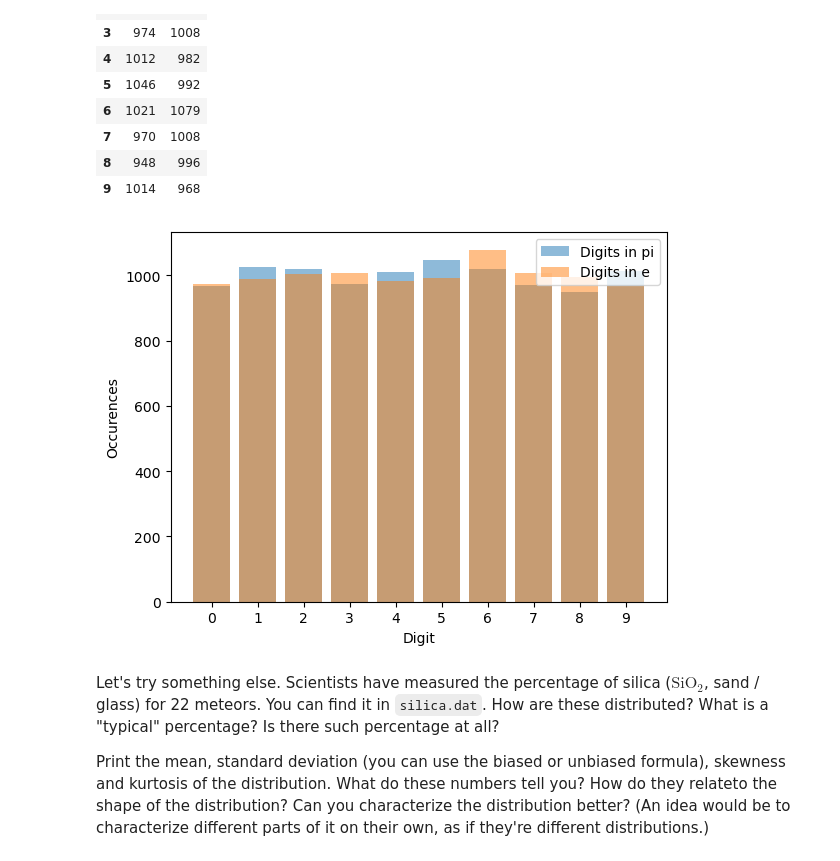
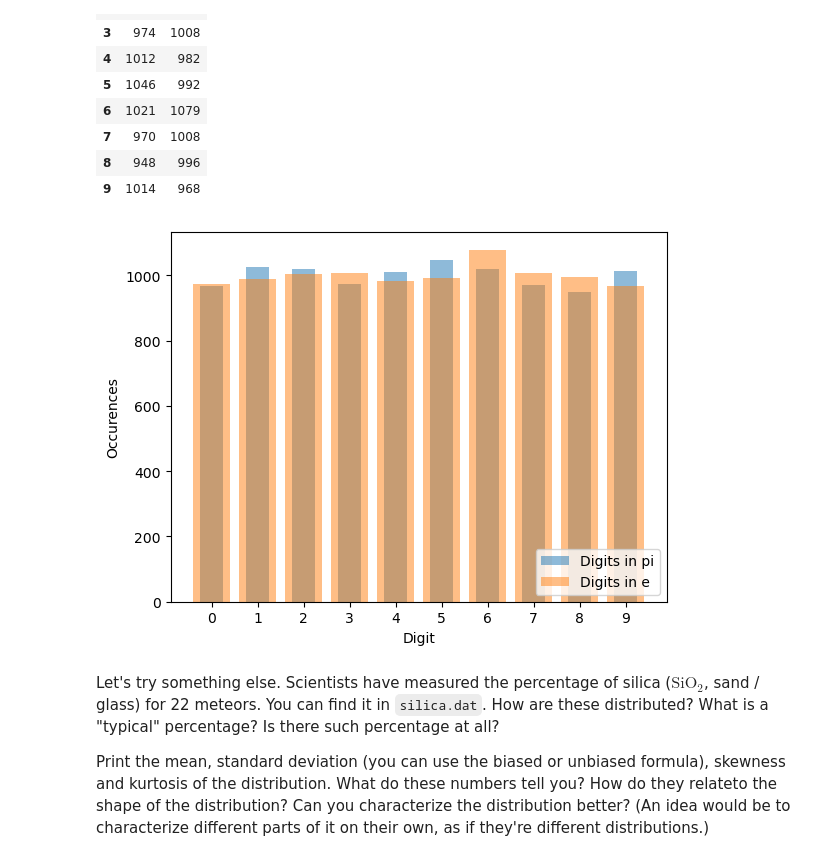
Before and after one commit to Kiril-Lazarov/Artificial-Intelligence, a Jupyter notebook: Math concepts/Statistics Exercise.ipynb, the cells around one changed output. Cells and saved outputs as stored; diff of their text form; code cells hidden in the pictures.

```diff
--- a/Math concepts/Statistics Exercise.ipynb
+++ b/Math concepts/Statistics Exercise.ipynb
@@ -56,16 +56,16 @@ digits
 | 8 | 948 | 996 |
 | 9 | 1014 | 968 |
 # %%
-plt.bar(range(10), digits["pi"], alpha = 0.5, label= "Digits in pi")
+plt.bar(range(10), digits["pi"], alpha = 0.5, label= "Digits in pi", width = 0.5)
 plt.bar(range(10), digits["e"], alpha = 0.5, label = "Digits in e")
 
 plt.xlabel("Digit")
 plt.ylabel("Occurences")
 plt.xticks(range(10))
-plt.legend()
+plt.legend(loc = 'lower right')
 plt.show()
 # %% [output]
-[figure, old version]
+[figure, new version]
 # %% [markdown]
 Let's try something else. Scientists have measured the percentage of silica ($\text{SiO}_2$, sand / glass) for 22 meteors. You can find it in `silica.dat`. How are these distributed? What is a "typical" percentage? Is there such percentage at all?
 
```
Also changed, not shown: parts of 7 cells of this notebook.
